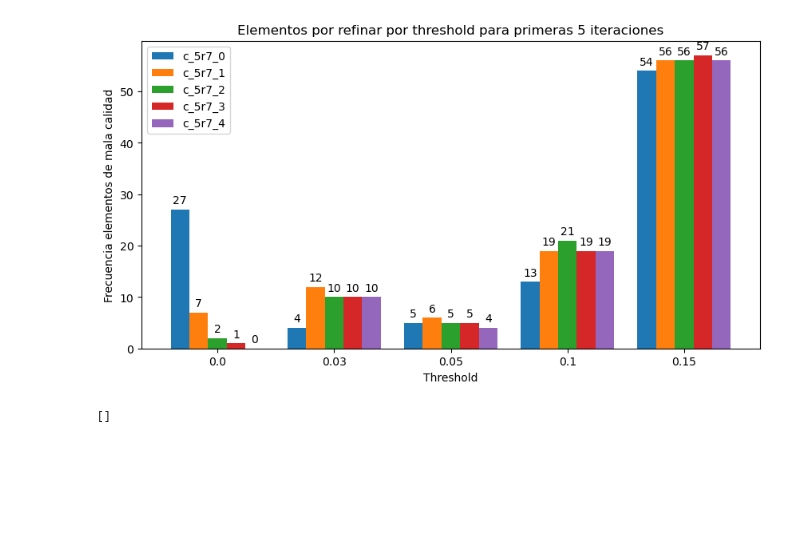
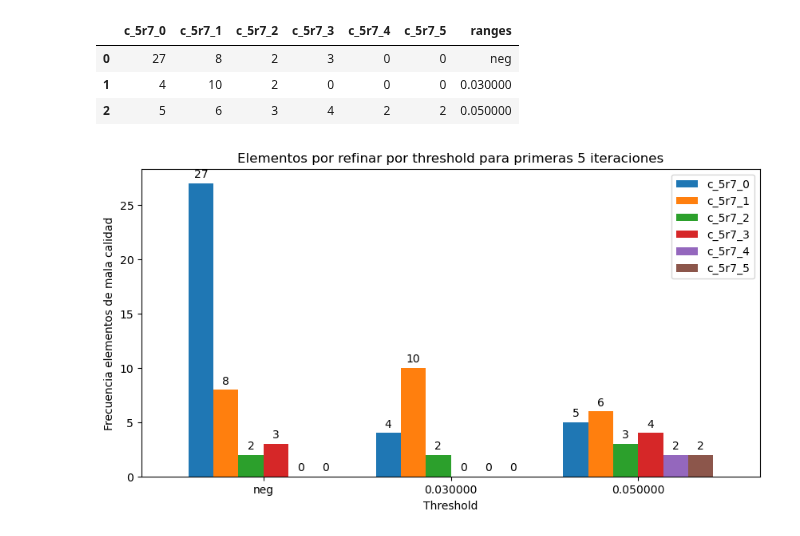
Before and after one commit to pedrodonoso/moct240522, a Jupyter notebook: analysis/analysis.ipynb, the cells around one changed output. Cells and saved outputs as stored; diff of their text form; code cells hidden in the pictures; blank space fills up the shorter version.

```diff
--- a/analysis/analysis.ipynb
+++ b/analysis/analysis.ipynb
@@ -36,12 +22,29 @@ def generateData(init, final, formatter):
-# %%
-ranges, dfs = generateData(0, 5, formatter=lambda x: np.array(x)[:5])
+# %%
+def getDF(max, formatter):
+    dfs = dict()
+    categories = []
+    for iteration in range(0, max):
+        cat, result, name = getValues(iteration)
+        categories = formatter(cat)
+        dfs[name] = formatter(result)
+
+    dfs["ranges"] = categories
+
+    return pd.DataFrame(dfs)
+# %%
+dfs = getDF(6, formatter=lambda x: list(x)[:3])
+dfs
+# %% [output]
+|  | c_5r7_0 | c_5r7_1 | c_5r7_2 | c_5r7_3 | c_5r7_4 | c_5r7_5 | ranges |
+| 0 | 27 | 8 | 2 | 3 | 0 | 0 | neg |
+| 1 | 4 | 10 | 2 | 0 | 0 | 0 | 0.030000 |
+| 2 | 5 | 6 | 3 | 4 | 2 | 2 | 0.050000 |
 # %%
-def plotDF(dfs, ranges):
-    df = pd.DataFrame(dfs, index=ranges)
-    ax = df.plot.bar(rot=0, width=0.8, figsize=(10, 5), title="Elementos por refinar por threshold para primeras 5 iteraciones", ylabel="Frecuencia elementos de mala calidad", xlabel="Threshold")
+def plotDF(df):
+    ax = df.plot.bar(rot=0, width=0.8, figsize=(10, 5), x="ranges",  title="Elementos por refinar por threshold para primeras 5 iteraciones", ylabel="Frecuencia elementos de mala calidad", xlabel="Threshold")
     for container in ax.containers:
         ax.bar_label(container, padding=3)
 # %%
-plotDF(dfs, ranges)
+plotDF(dfs)
 # %% [output]
-[figure, old version]
+[figure, new version]
@@ -73,21 +50,0 @@ def getMapPtsOcts(index, po, r):
-# %%
-m = {} # diccionario de puntos-> octantes
-r = {}
-for i in range(4):
-    getMapPtsOcts(i, m, r)
-
-l1 = []
-l2 = []
-for k, v in r.items():
-    if (len(v) == 2):
-        l1.append((k,v))
-    if (len(v) > 3):
-        l2.append((k,v))
-print(l1)
-
-
-
-
-# print(r)
-# %% [output]
-[]
```
Also changed, not shown: parts of 3 cells of this notebook, 3 other files.
